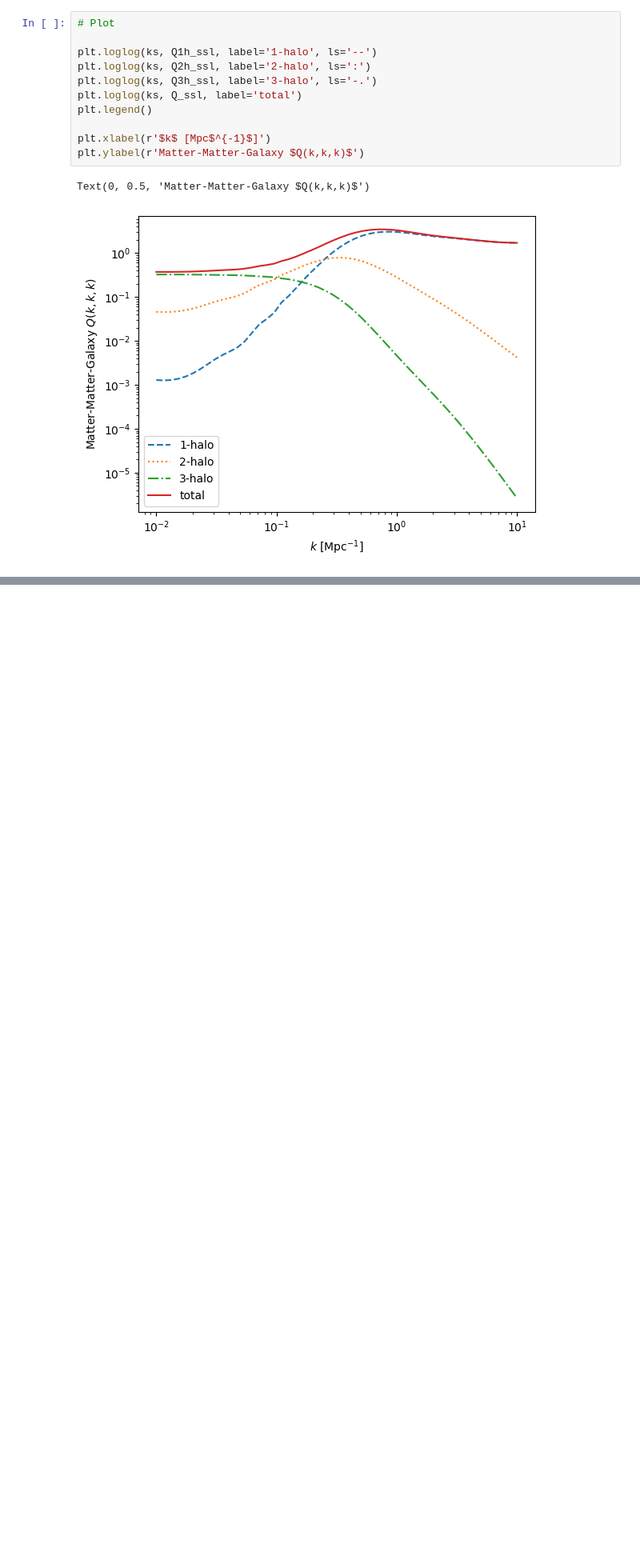
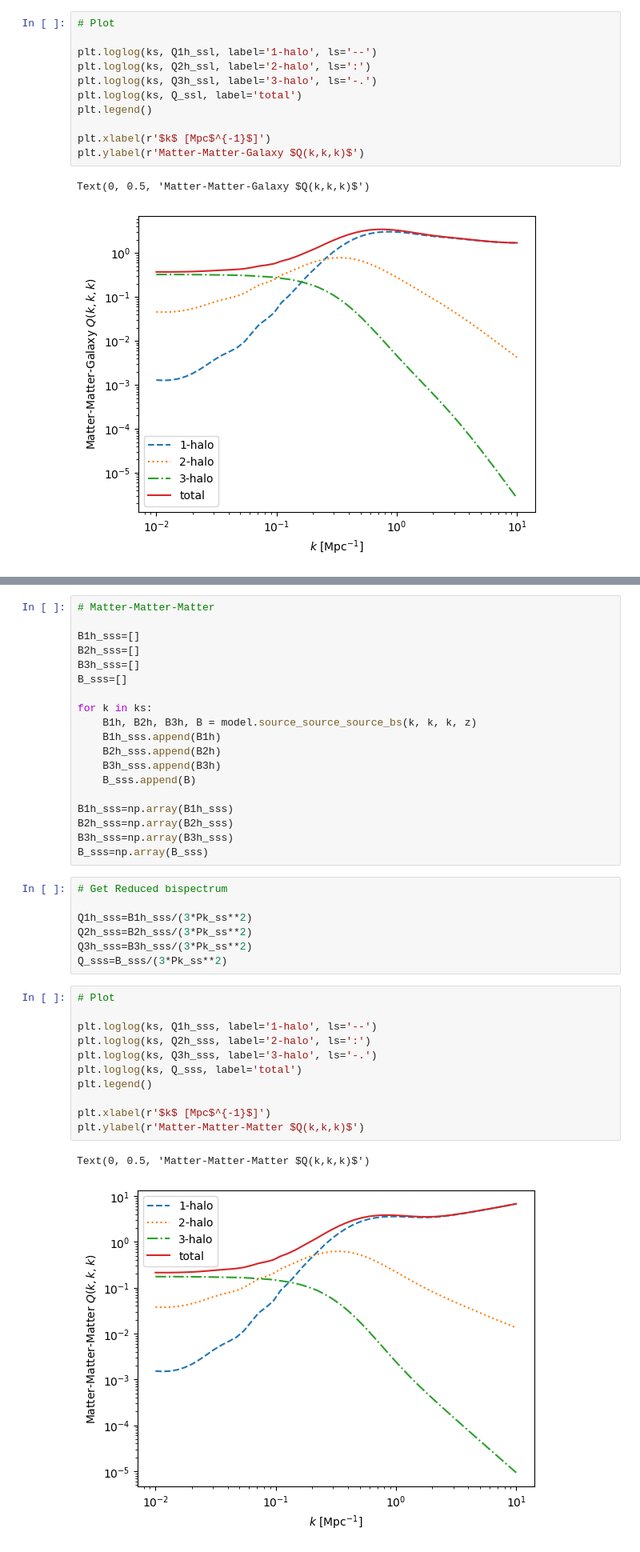
Before and after one commit to llinke1/G3LHalo_python, a Jupyter notebook: exampleNotebooks/exampleBispectrum.ipynb, the cells around one changed output, grey strips where cells are left out. Shown at 80% size. Saved outputs shown, nothing was run; the diff lists cells and outputs as text; blank space fills up the shorter version.

Commit message:
Added matter-matter-matter bispectrum

```diff
--- a/exampleNotebooks/exampleBispectrum.ipynb
+++ b/exampleNotebooks/exampleBispectrum.ipynb
@@ -176,0 +181,40 @@ Text(0, 0.5, 'Matter-Matter-Galaxy $Q(k,k,k)$')
+# %%
+# Matter-Matter-Matter
+
+B1h_sss=[]
+B2h_sss=[]
+B3h_sss=[]
+B_sss=[]
+
+for k in ks:
+    B1h, B2h, B3h, B = model.source_source_source_bs(k, k, k, z)
+    B1h_sss.append(B1h)
+    B2h_sss.append(B2h)
+    B3h_sss.append(B3h)
+    B_sss.append(B)
+
+B1h_sss=np.array(B1h_sss)
+B2h_sss=np.array(B2h_sss)
+B3h_sss=np.array(B3h_sss)
+B_sss=np.array(B_sss)
+# %%
+# Get Reduced bispectrum
+
+Q1h_sss=B1h_sss/(3*Pk_ss**2)
+Q2h_sss=B2h_sss/(3*Pk_ss**2)
+Q3h_sss=B3h_sss/(3*Pk_ss**2)
+Q_sss=B_sss/(3*Pk_ss**2)
+# %%
+# Plot
+
+plt.loglog(ks, Q1h_sss, label='1-halo', ls='--')
+plt.loglog(ks, Q2h_sss, label='2-halo', ls=':')
+plt.loglog(ks, Q3h_sss, label='3-halo', ls='-.')
+plt.loglog(ks, Q_sss, label='total')
+plt.legend()
+
+plt.xlabel(r'$k$ [Mpc$^{-1}$]')
+plt.ylabel(r'Matter-Matter-Matter $Q(k,k,k)$')
+# %% [output]
+Text(0, 0.5, 'Matter-Matter-Matter $Q(k,k,k)$')
+[figure, added]
```
Also changed, not shown: parts of 2 cells of this notebook, 1 other file.
